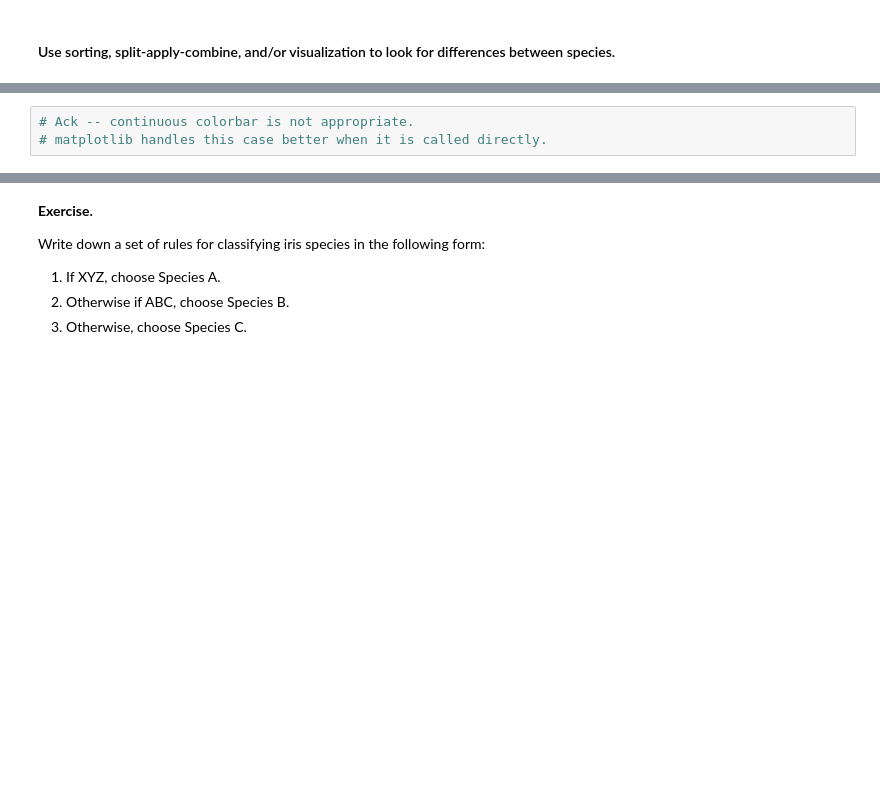
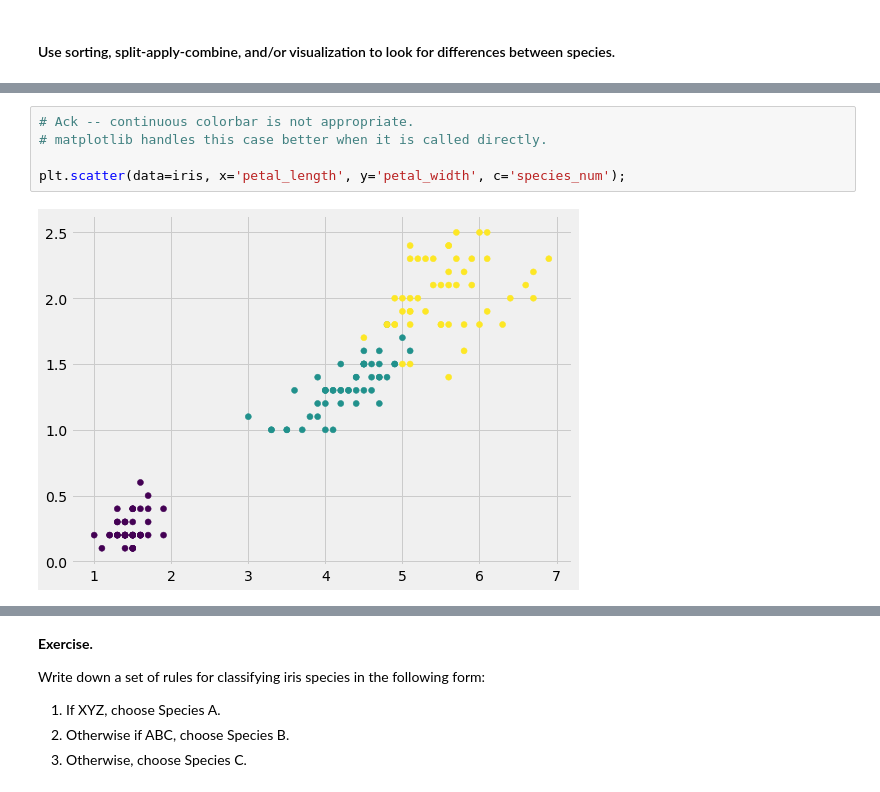
Before and after one commit to naidaire/lesson12_knn_classification, a Jupyter notebook: knn_with_sklearn.ipynb, the cells around one changed output, grey strips where cells are left out. Cells and saved outputs as stored; diff of their text form; blank space fills up the shorter version.

```diff
--- a/knn_with_sklearn.ipynb
+++ b/knn_with_sklearn.ipynb
@@ -92,5 +195,9 @@ iris.head()
 # %%
 # Ack -- continuous colorbar is not appropriate.
 # matplotlib handles this case better when it is called directly.
+
+plt.scatter(data=iris, x='petal_length', y='petal_width', c='species_num');
+# %% [output]
+[figure, added]
 # %%
 # Scatter matrix of all features, colored by species.
```
Also changed, not shown: parts of 59 cells of this notebook.
